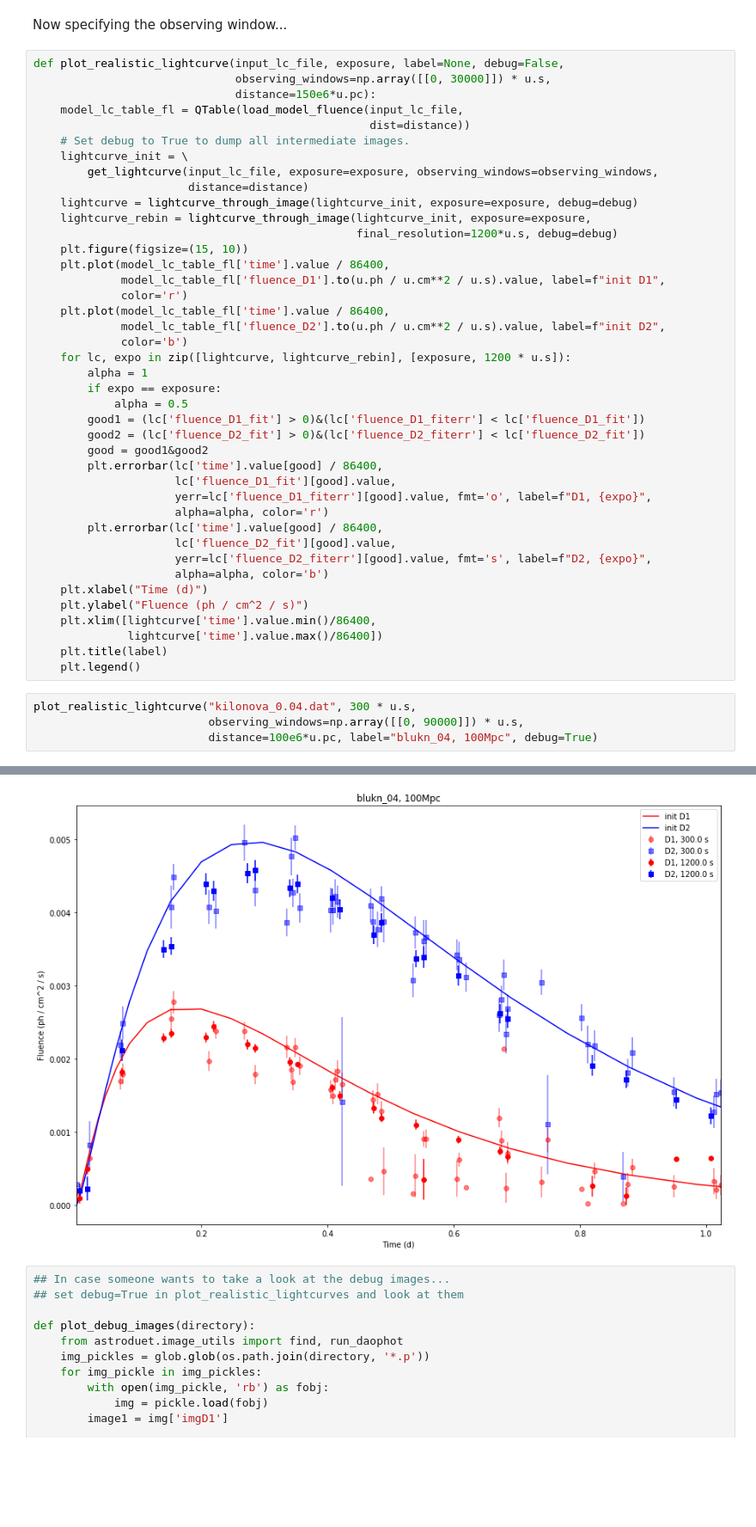
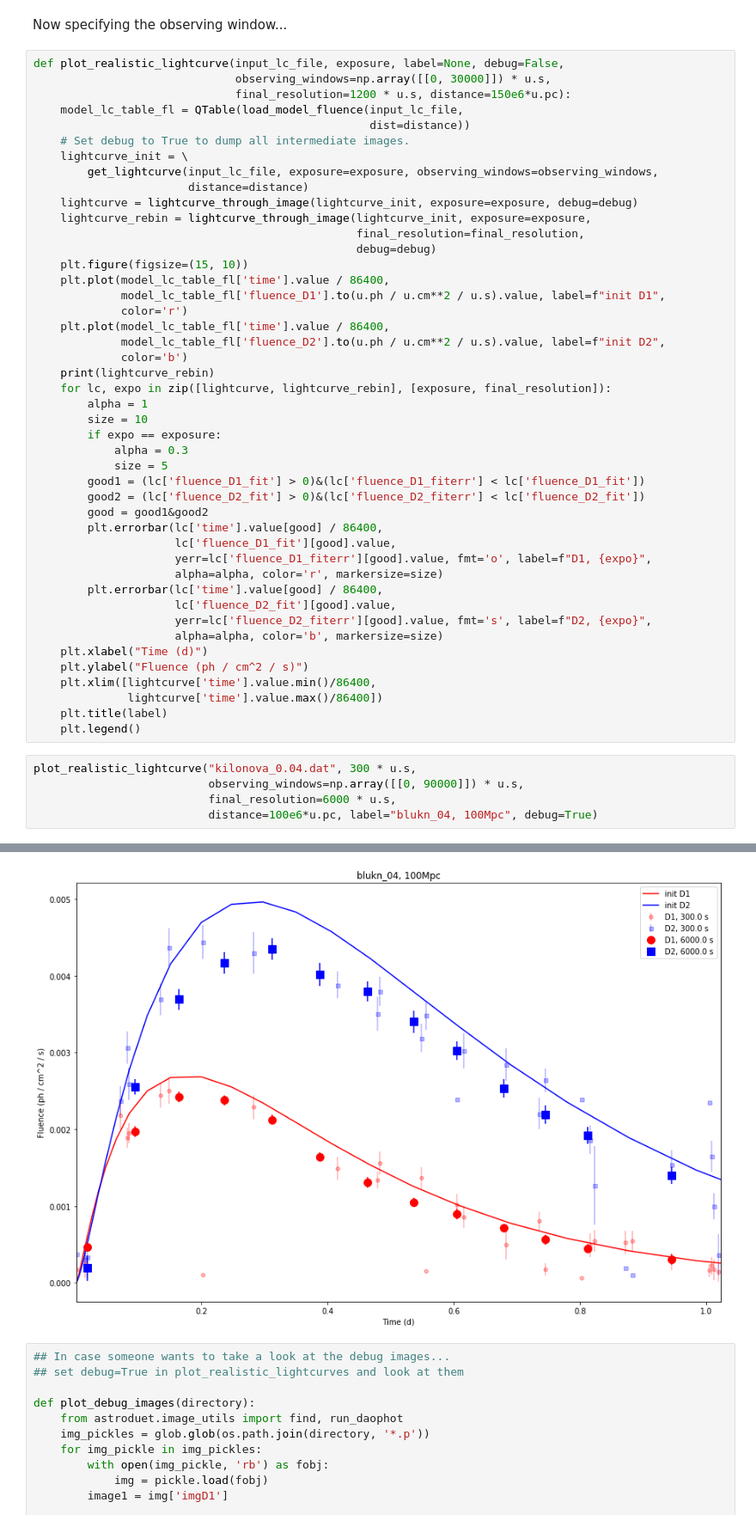
Before and after one commit to bwgref/duet-astro, a Jupyter notebook: notebooks/Realistic_lightcurves.ipynb, the cells around one changed output, grey strips where cells are left out. Shown at 86% size. Saved outputs shown, nothing was run; the diff lists cells and outputs as text; blank space fills up the shorter version.

```diff
--- a/notebooks/Realistic_lightcurves.ipynb
+++ b/notebooks/Realistic_lightcurves.ipynb
@@ -73,7 +66,7 @@ Now specifying the observing window...
 # %%
 def plot_realistic_lightcurve(input_lc_file, exposure, label=None, debug=False,
                               observing_windows=np.array([[0, 30000]]) * u.s,
-                              distance=150e6*u.pc):
+                              final_resolution=1200 * u.s, distance=150e6*u.pc):
     model_lc_table_fl = QTable(load_model_fluence(input_lc_file,
                                                   dist=distance))
     # Set debug to True to dump all intermediate images.
@@ -82,7 +75,8 @@ def plot_realistic_lightcurve(input_lc_file, exposure, label=None, debug=False,
                        distance=distance)
     lightcurve = lightcurve_through_image(lightcurve_init, exposure=exposure, debug=debug)
     lightcurve_rebin = lightcurve_through_image(lightcurve_init, exposure=exposure,
-                                                final_resolution=1200*u.s, debug=debug)
+                                                final_resolution=final_resolution,
+                                                debug=debug)
     plt.figure(figsize=(15, 10))
     plt.plot(model_lc_table_fl['time'].value / 86400,
              model_lc_table_fl['fluence_D1'].to(u.ph / u.cm**2 / u.s).value, label=f"init D1",
@@ -90,21 +84,24 @@ def plot_realistic_lightcurve(input_lc_file, exposure, label=None, debug=False,
     plt.plot(model_lc_table_fl['time'].value / 86400,
              model_lc_table_fl['fluence_D2'].to(u.ph / u.cm**2 / u.s).value, label=f"init D2",
              color='b')
-    for lc, expo in zip([lightcurve, lightcurve_rebin], [exposure, 1200 * u.s]):
+    print(lightcurve_rebin)
+    for lc, expo in zip([lightcurve, lightcurve_rebin], [exposure, final_resolution]):
         alpha = 1
+        size = 10
         if expo == exposure:
-            alpha = 0.5
+            alpha = 0.3
+            size = 5
         good1 = (lc['fluence_D1_fit'] > 0)&(lc['fluence_D1_fiterr'] < lc['fluence_D1_fit'])
         good2 = (lc['fluence_D2_fit'] > 0)&(lc['fluence_D2_fiterr'] < lc['fluence_D2_fit'])
         good = good1&good2
         plt.errorbar(lc['time'].value[good] / 86400,
                      lc['fluence_D1_fit'][good].value,
                      yerr=lc['fluence_D1_fiterr'][good].value, fmt='o', label=f"D1, {expo}",
-                     alpha=alpha, color='r')
+                     alpha=alpha, color='r', markersize=size)
         plt.errorbar(lc['time'].value[good] / 86400,
                      lc['fluence_D2_fit'][good].value,
                      yerr=lc['fluence_D2_fiterr'][good].value, fmt='s', label=f"D2, {expo}",
-                     alpha=alpha, color='b')
+                     alpha=alpha, color='b', markersize=size)
     plt.xlabel("Time (d)")
     plt.ylabel("Fluence (ph / cm^2 / s)")
     plt.xlim([lightcurve['time'].value.min()/86400,
@@ -114,5 +111,6 @@ def plot_realistic_lightcurve(input_lc_file, exposure, label=None, debug=False,
 # %%
 plot_realistic_lightcurve("kilonova_0.04.dat", 300 * u.s,
                           observing_windows=np.array([[0, 90000]]) * u.s,
+                          final_resolution=6000 * u.s,
                           distance=100e6*u.pc, label="blukn_04, 100Mpc", debug=True)
 # %% [output]
@@ -119,4 +135,4 @@ plot_realistic_lightcurve("kilonova_0.04.dat", 300 * u.s,
-[figure, old version]
+[figure, new version]
 # %%
 ## In case someone wants to take a look at the debug images...
 ## set debug=True in plot_realistic_lightcurves and look at them
```
Also changed, not shown: parts of 3 cells of this notebook.
